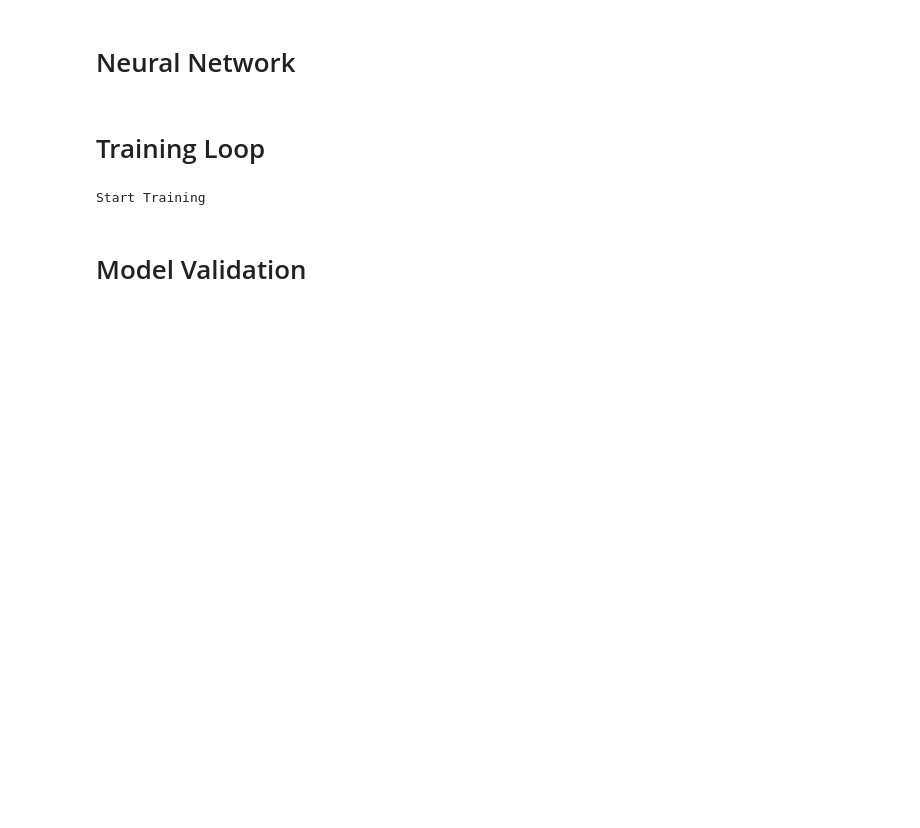
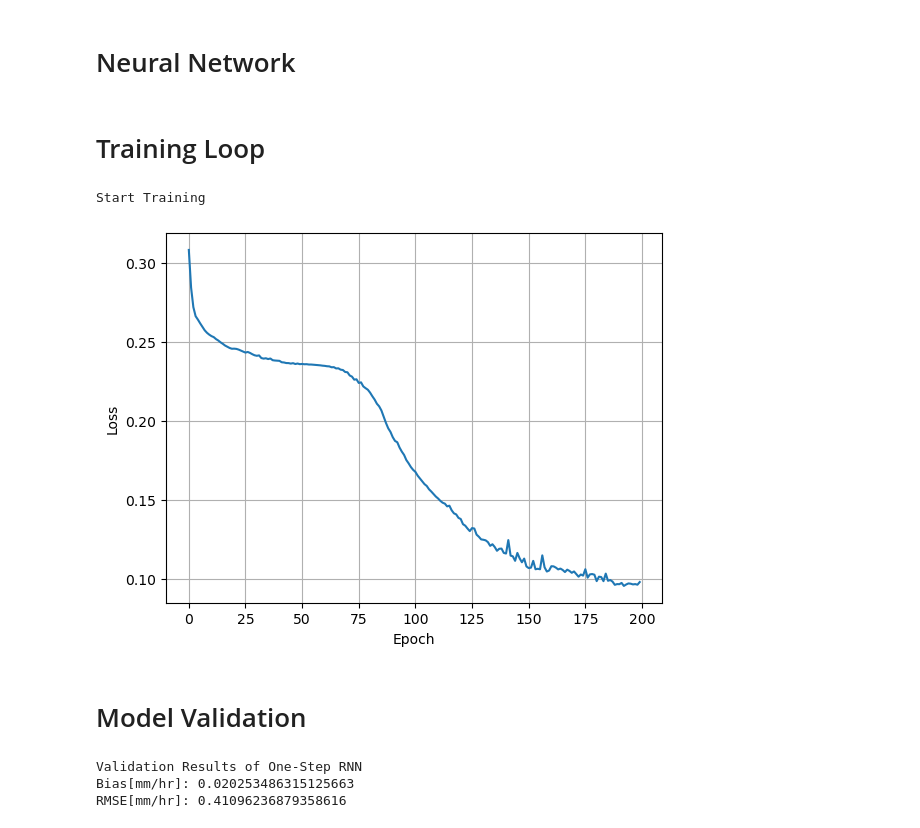
Before and after one commit to haihabi/PyNNcml, a Jupyter notebook: examples/training_rnn.ipynb, the cells around one changed output. Cells and saved outputs as stored; diff of their text form; code cells hidden in the pictures; blank space fills up the shorter version.

```diff
--- a/examples/training_rnn.ipynb
+++ b/examples/training_rnn.ipynb
@@ -101,22 +101,37 @@ Start Training
 # %%
 plt.plot(ra.get_results("loss"))
 plt.grid()
+plt.xlabel("Epoch")
+plt.ylabel("Loss")
 plt.show()
+# %% [output]
+[figure, added]
 # %% [markdown]
 # Model Validation
 # %%
 model.eval()
+
 for rain_rate, rsl, tsl, metadata in val_loader:
     state = model.init_state(batch_size=rsl.shape[0])
     m_step = math.floor(rain_rate.shape[1] / window_size)
     am.clear()
+    rain_hat_list = []
+    rain_ref_list = []
     for step in range(m_step):
         _rr = rain_rate[:, step * window_size:(step + 1) * window_size].float()
         _rsl = rsl[:, step * window_size:(step + 1) * window_size, :]
         _tsl = tsl[:, step * window_size:(step + 1) * window_size, :]
         rain_hat, state = model(torch.cat([_rsl, _tsl], dim=-1), metadata, state.detach())
+        rain_hat_list.append(rain_hat.detach().cpu().numpy())
+        rain_ref_list.append(_rr.detach().cpu().numpy())
         delta = rain_hat.squeeze(dim=-1) - _rr
         bias = torch.mean(delta)
         mse = torch.mean(delta ** 2)
         am.add_results(bias=bias.item(), mse=mse.item())
-print(am.get_results("bias"), np.sqrt(am.get_results("mse")))
+print("Validation Results of One-Step RNN")
+print("Bias[mm/hr]:",am.get_results("bias"))
+print("RMSE[mm/hr]:", np.sqrt(am.get_results("mse")))
+# %% [output]
+Validation Results of One-Step RNN
+Bias[mm/hr]: 0.020253486315125663
+RMSE[mm/hr]: 0.41096236879358616
```
Also changed, not shown: parts of 2 cells of this notebook, 2 other files.
